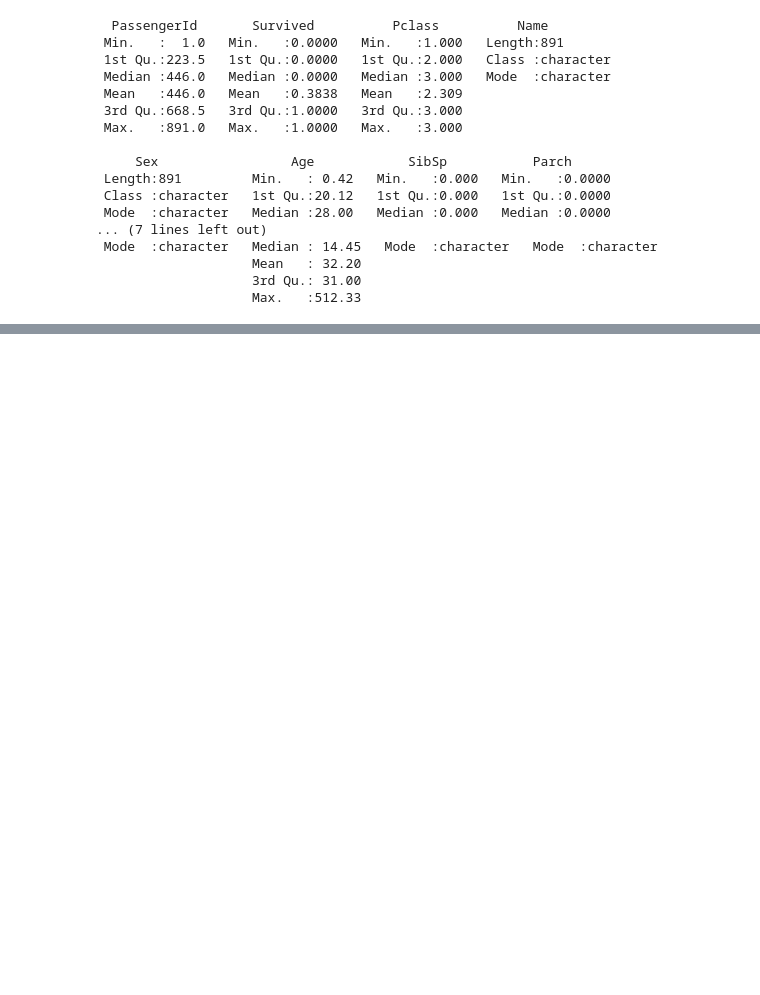
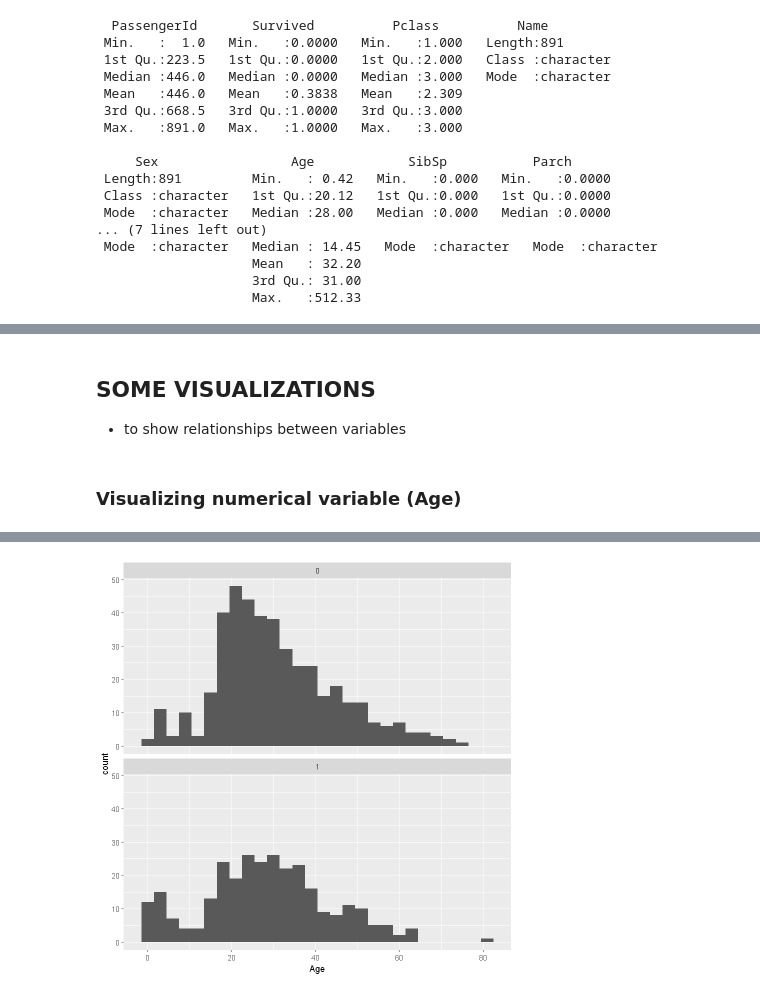
Before and after one commit to gli81/kaggle, a Jupyter notebook: Titanic-Machine-Learning-from-Disaster/titanicR.ipynb, the cells around one changed output, grey strips where cells are left out. Cells and saved outputs as stored; diff of their text form; code cells hidden in the pictures; blank space fills up the shorter version.

```diff
--- a/Titanic-Machine-Learning-from-Disaster/titanicR.ipynb
+++ b/Titanic-Machine-Learning-from-Disaster/titanicR.ipynb
@@ -146,0 +204,11 @@ summary(train_data)
+# %% [markdown]
+## SOME VISUALIZATIONS
+- to show relationships between variables
+# %% [markdown]
+### Visualizing numerical variable (Age)
+# %%
+train_data %>%
+    ggplot() +
+    geom_histogram(mapping=aes(x=Age), binwidth=3)+
+    facet_wrap(vars(Survived), nrow=2)
+# %% [output]
@@ -146,0 +217 @@ summary(train_data)
+[figure, added]
```
Also changed, not shown: parts of 21 cells of this notebook.
